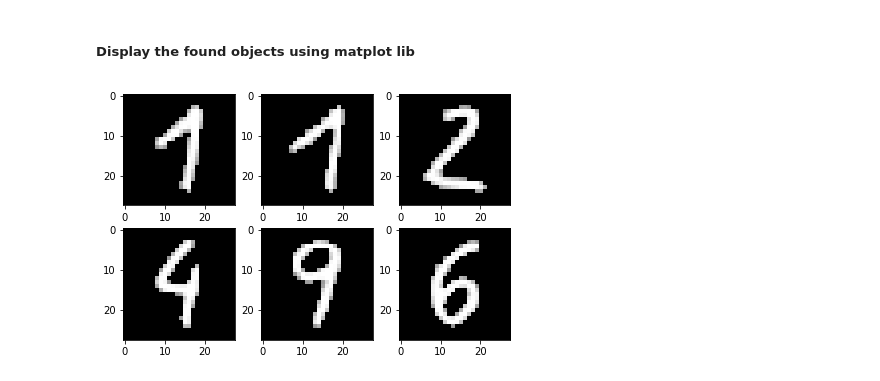
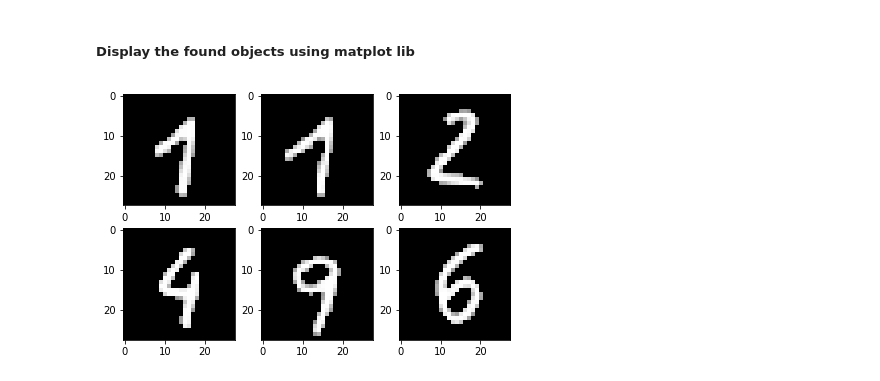
Before and after one commit to tnatschl/PAI, a Jupyter notebook: notebooks/Image pre-processing for digit classification.ipynb, the cells around one changed output. Drawn from its saved outputs; the diff is of its cells as text; code cells hidden in the pictures.

Commit message:
Using center of mass to place digit image into 28x28 square

```diff
--- a/notebooks/Image pre-processing for digit classification.ipynb
+++ b/notebooks/Image pre-processing for digit classification.ipynb
@@ -131,7 +125,7 @@ thresholded
 # %% [markdown]
 ##### For finding individual digits we first convers the PIL image to a numpy array and make a binary mask out of it
 # %%
-binary = image_to_array(thresholded) > 0
+binary = np.array(thresholded) > 0
 plt.imshow(binary);
 # %% [output]
 [figure]
@@ -176,9 +170,18 @@ locations
 Now as we have found our objects we cut them out, and put them into a square image of a given size with a given border.
 We encapsulate all this functionality in the following function:
 # %%
-def cut_out_object(image, loc, width=28, border=3):
+def cut_out_object(image, loc, digit_size=20, image_size=28):
     """
     Cut out the object at the location loc and return a square image of given width and border.
+
+    This is done in the same way as the MNIST data is generated:
+        The original black and white (bilevel) images from NIST were size normalized to fit in a
+        20x20 pixel box while preserving their aspect ratio. The resulting images contain grey
+        levels as a result of the anti-aliasing technique used by the normalization algorithm.
+        The images were centered in a 28x28 image by computing the center of mass of the pixels,
+        and translating the image so as to position this point at the center of the 28x28 field.
+        See http://yann.lecun.com/exdb/mnist/.
+
     """
 
     # a location consits of the y (vertical/row) and x (horizontal/column) slice
@@ -203,15 +206,17 @@ def cut_out_object(image, loc, width=28, border=3):
     # now paste the object centered into the square
     square.paste(obj, (int((n - nx) / 2 + 0.5), int((n - ny) / 2 + 0.5)))
 
-    # scale the square such that finaly a certain border remains
-    ns = width - 2 * border
-    scaled = square.resize((ns, ns))
+    # scale the square to digit_size x digit_size
+    scaled = square.resize((digit_size, digit_size))
+    cy, cx = ndimage.measurements.center_of_mass(np.array(scaled))
 
-    # now we generate a final image of width x width ...
-    final = Image.new('L', (width, width), 0)
+    # now we generate a final image of image_size x image_size ...
+    final = Image.new('L', (image_size, image_size), 0)
 
-    # ... where we paste in the scaled version of the object
-    final.paste(scaled, (border, border))
+    # ... where we paste in the scaled version of the object such that the center of mass is
+    # at the center of the final image
+    border = (int(image_size / 2 + 0.5 - cx), int(image_size / 2 + 0.5 - cy))
+    final.paste(scaled, border)
 
     return final
 # %% [markdown]
@@ -231,12 +236,12 @@ for loc in locations:
 # %%
 i = 0
 plt.figure(figsize=(7,7))
 for loc in locations:
     plt.subplot(3,3,i+1)
     plt.imshow(
-        image_to_array(cut_out_object(thresholded, loc)),
+        np.array(cut_out_object(thresholded, loc)),
         cmap='gray', interpolation='none'
     )
     i += 1
 # %% [output]
-[figure, old version]
+[figure, new version]
```
Also changed, not shown: parts of 1 cell of this notebook.
